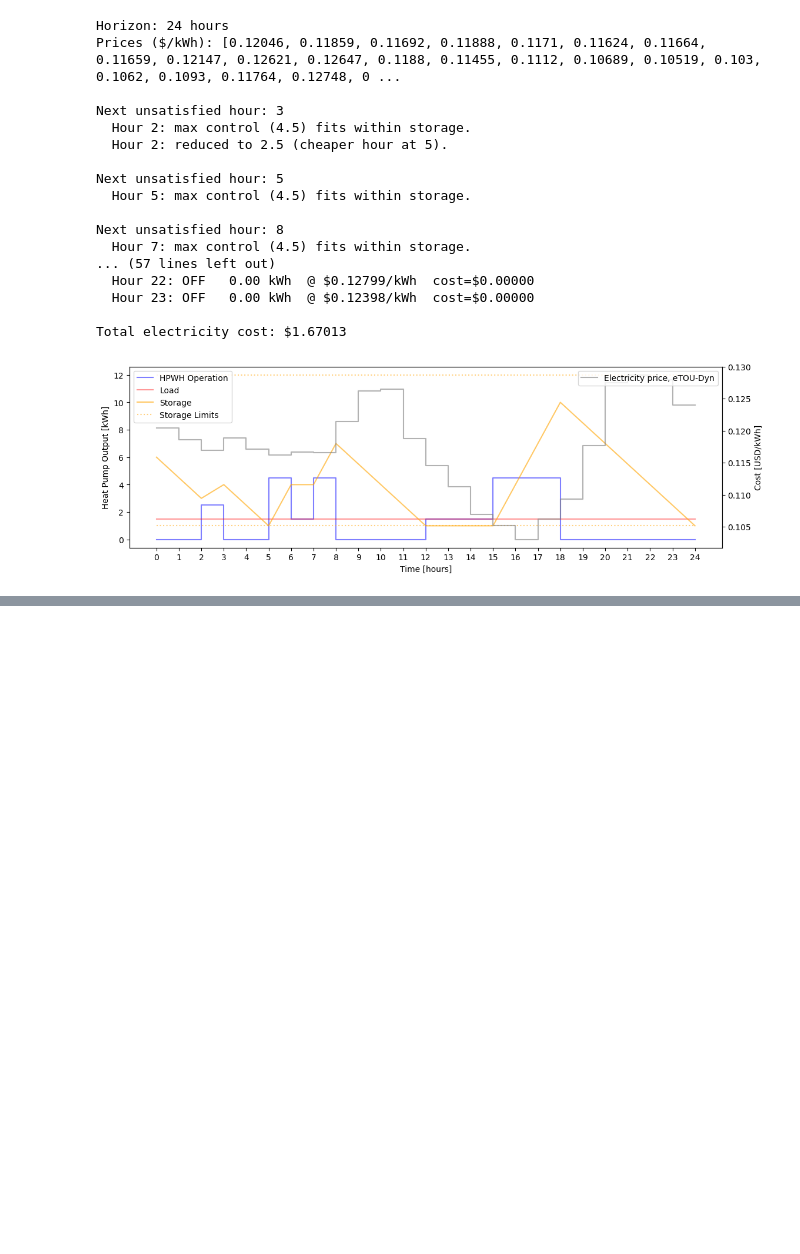
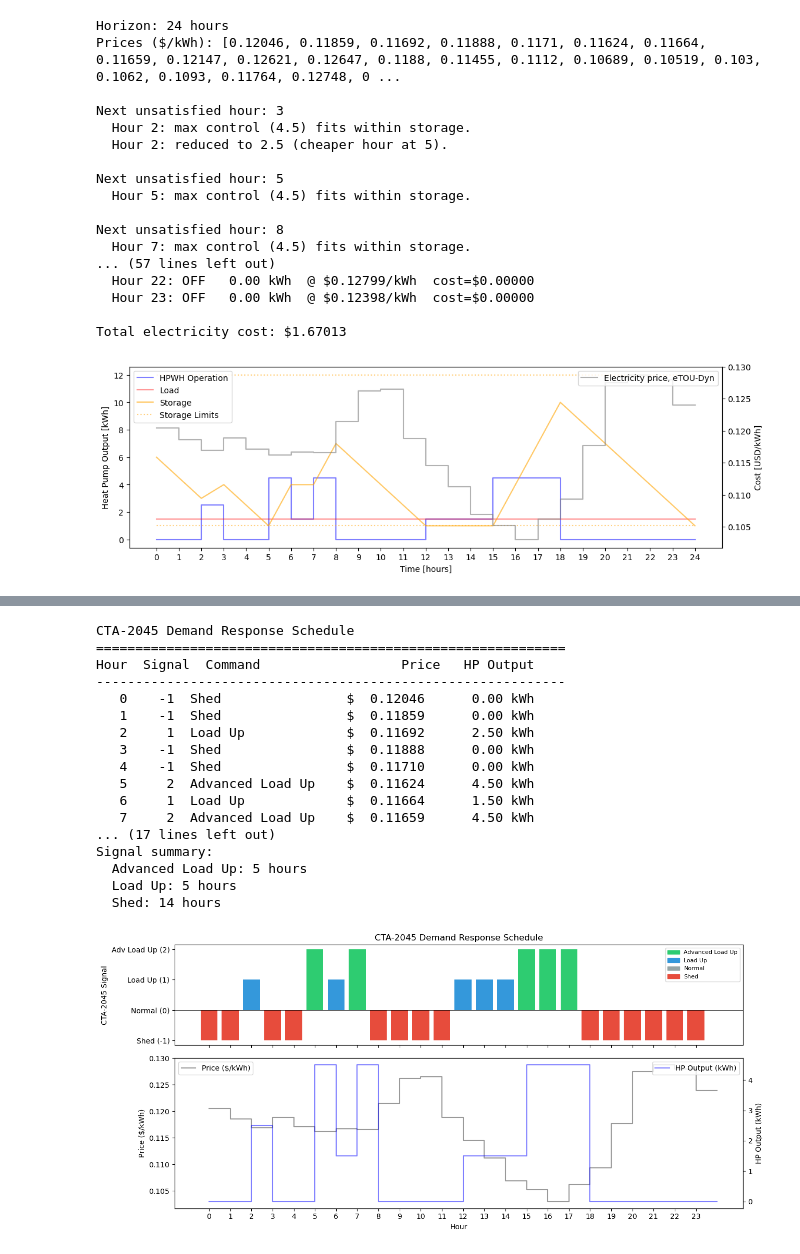
Before and after one commit to anandkp92/annex96-a3-hotwater, a Jupyter notebook: quickstart-openleadr.ipynb, the cells around one changed output, grey strips where cells are left out. Cells and saved outputs as stored; diff of their text form; code cells hidden in the pictures; blank space fills up the shorter version.

Commit message:
updating notebooks to convert prices to cta 2045 schedules

```diff
--- a/quickstart-openleadr.ipynb
+++ b/quickstart-openleadr.ipynb
@@ -377,0 +375,38 @@ Total electricity cost: $1.67013
+# %%
+from controls import easy_shift_to_cta2045, format_schedule, plot_schedule
+
+# --- Convert Easy Shift output to CTA-2045 commands ---
+cta_schedule = easy_shift_to_cta2045(operation, parameters)
+
+# --- Print the schedule ---
+print("CTA-2045 Demand Response Schedule")
+print("=" * 60)
+print(format_schedule(cta_schedule))
+
+print(f"\nSignal summary:")
+from collections import Counter
+counts = Counter(cta_schedule['signal_names'])
+for name, count in sorted(counts.items()):
+    print(f"  {name}: {count} hours")
+
+# --- Plot ---
+plot_schedule(cta_schedule)
+# %% [output]
+CTA-2045 Demand Response Schedule
+============================================================
+Hour  Signal  Command                  Price   HP Output
+------------------------------------------------------------
+   0    -1  Shed                $  0.12046      0.00 kWh
+   1    -1  Shed                $  0.11859      0.00 kWh
+   2     1  Load Up             $  0.11692      2.50 kWh
+   3    -1  Shed                $  0.11888      0.00 kWh
+   4    -1  Shed                $  0.11710      0.00 kWh
+   5     2  Advanced Load Up    $  0.11624      4.50 kWh
+   6     1  Load Up             $  0.11664      1.50 kWh
+   7     2  Advanced Load Up    $  0.11659      4.50 kWh
+... (17 lines left out)
+Signal summary:
+  Advanced Load Up: 5 hours
+  Load Up: 5 hours
+  Shed: 14 hours
+[figure, added]
```
Also changed, not shown: parts of 3 cells of this notebook, 15 other files.
